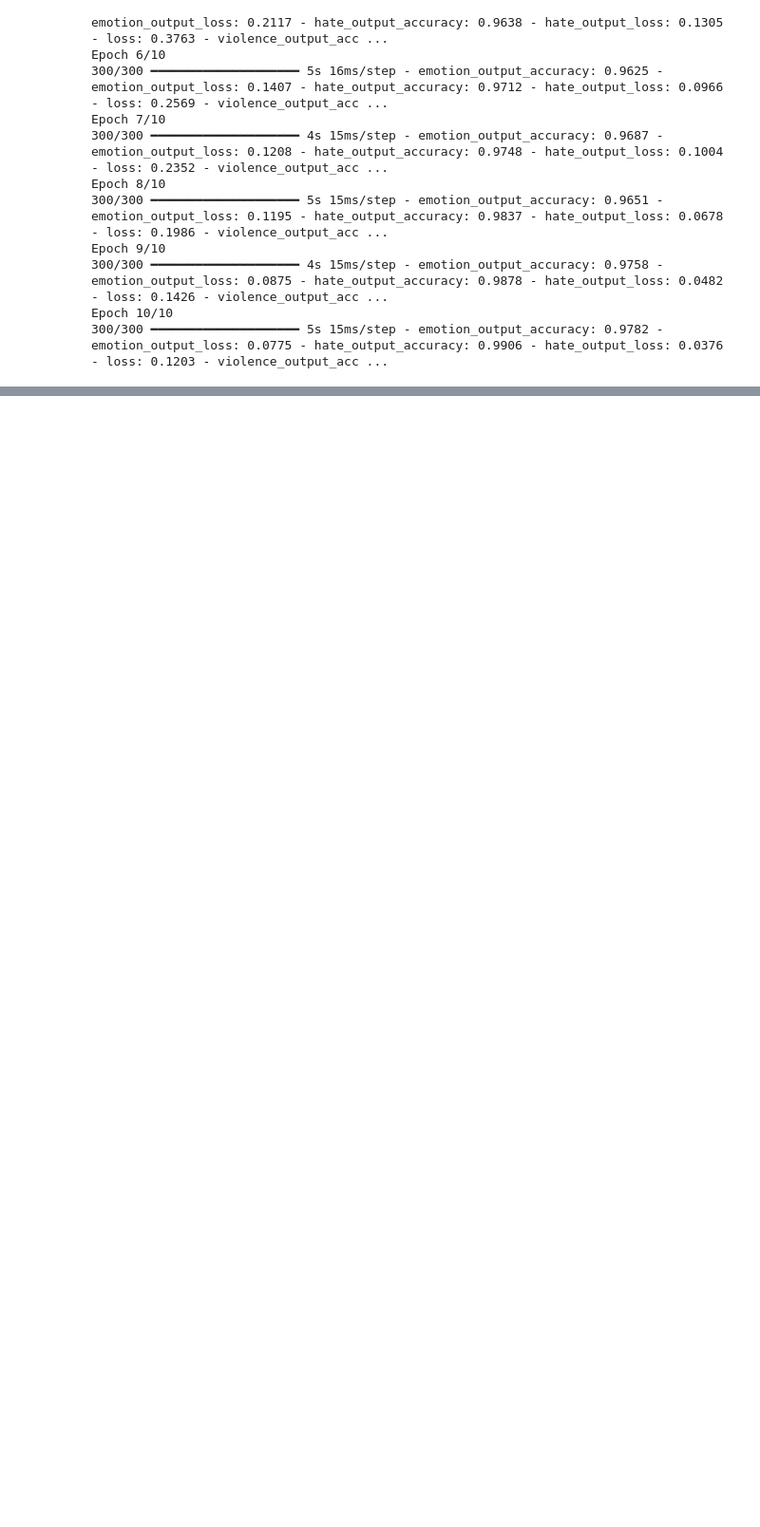
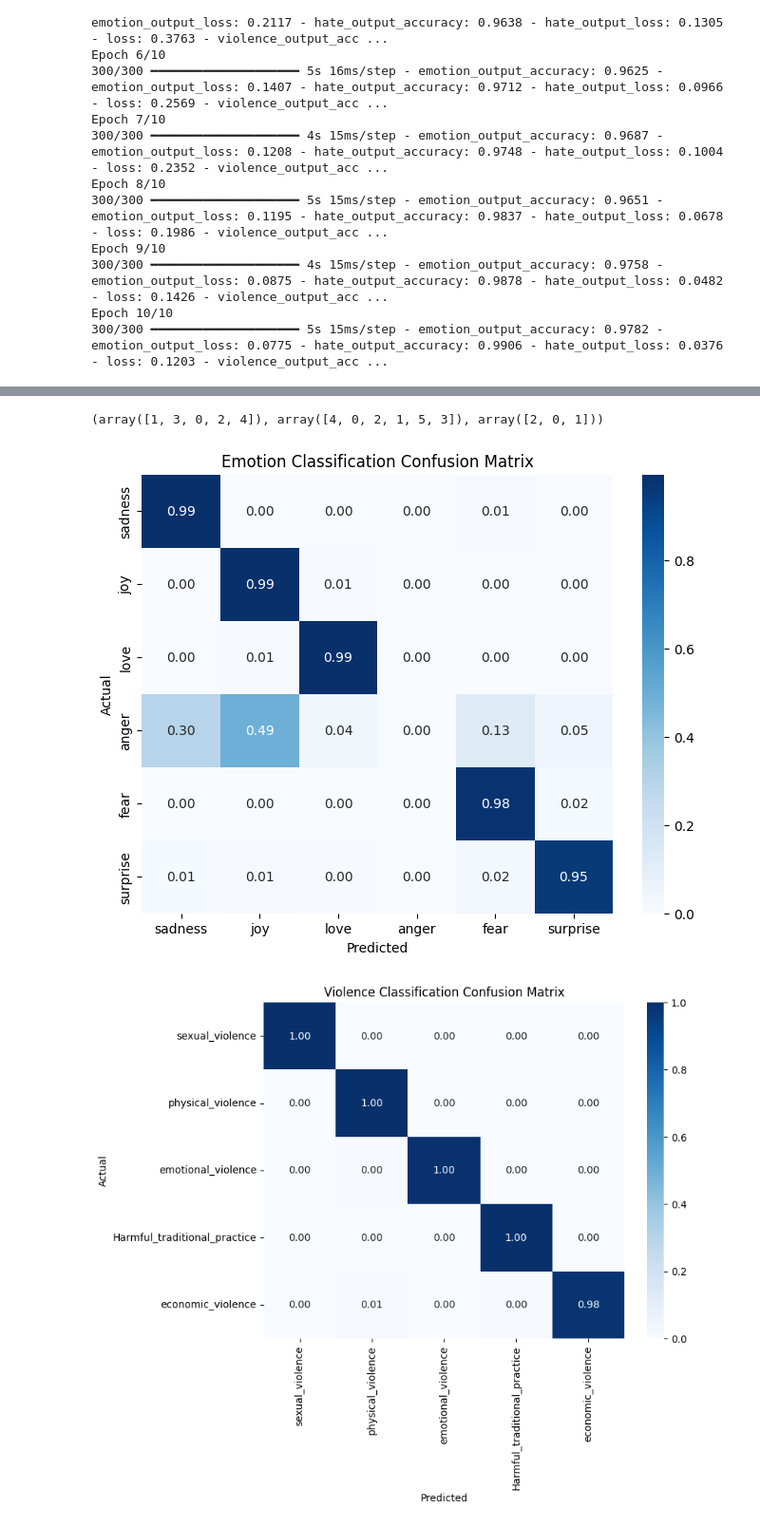
Before and after one commit to shivangsingh26/TriNet-LSTM, a Jupyter notebook: multitask-learning.ipynb, the cells around one changed output, grey strips where cells are left out. Shown at 95% size. Drawn from its saved outputs; the diff is of its cells as text; code cells hidden in the pictures; blank space fills up the shorter version.

Commit message:
model predictions and evaulation completed

```diff
--- a/multitask-learning.ipynb
+++ b/multitask-learning.ipynb
@@ -556,0 +562,10 @@ Epoch 10/10
+# %%
+prediction = model.predict({
+    'emotion_input': emotion_inputs,
+    'violence_input': violence_inputs,
+    'hate_input': hate_inputs
+})
+print("\nPredictions:")
+for i, pred in enumerate(prediction):
+    print(f"Sample {i+1}:")
+    print(f"Emotion Prediction: {np.argmax(pred[0])}, Violence Prediction: {np.argmax(pred[1])}, Hate Prediction: {np.argmax(pred[2])}")
@@ -556,0 +582,4 @@ Epoch 10/10
+# %%
+emotion_pred = np.argmax(prediction[0], axis=1)
+violence_pred = np.argmax(prediction[1], axis=1)
+hate_pred = np.argmax(prediction[2], axis=1)
@@ -556,0 +594,23 @@ Epoch 10/10
+# %%
+violence_df['label'].unique(), emotion_df['label'].unique(), hate_df['label'].unique()
+# %% [output]
+(array([1, 3, 0, 2, 4]), array([4, 0, 2, 1, 5, 3]), array([2, 0, 1]))
+# %%
+def plot_confusion_matrix(true, pred, title, labels):
+    conf_matrix = confusion_matrix(true, pred, normalize='true')
+    plt.figure(figsize=(8, 6))
+    sns.heatmap(conf_matrix, annot=True, fmt='.2f', cmap='Blues', xticklabels=labels, yticklabels=labels)
+    plt.title(title)
+    plt.xlabel('Predicted')
+    plt.ylabel('Actual')
+
+emotion_labels_list = ['sadness', 'joy', 'love', 'anger', 'fear' ,'surprise']
+violence_labels_list = ['sexual_violence', 'physical_violence', 'emotional_violence', 'Harmful_traditional_practice', 'economic_violence']
+hate_labels_list = ['offensive_speech', 'Neither', 'Hate Speech']
+# %%
+plot_confusion_matrix(emotion_labels, emotion_pred, 'Emotion Classification Confusion Matrix', emotion_labels_list)
+plot_confusion_matrix(violence_labels, violence_pred, 'Violence Classification Confusion Matrix', violence_labels_list)
+plot_confusion_matrix(hate_labels, hate_pred, 'Hate Speech Classification Confusion Matrix', hate_labels_list)
+# %% [output]
+[figure, added]
+[figure, added]
```
Also changed, not shown: parts of 8 cells of this notebook, 2 other files.
